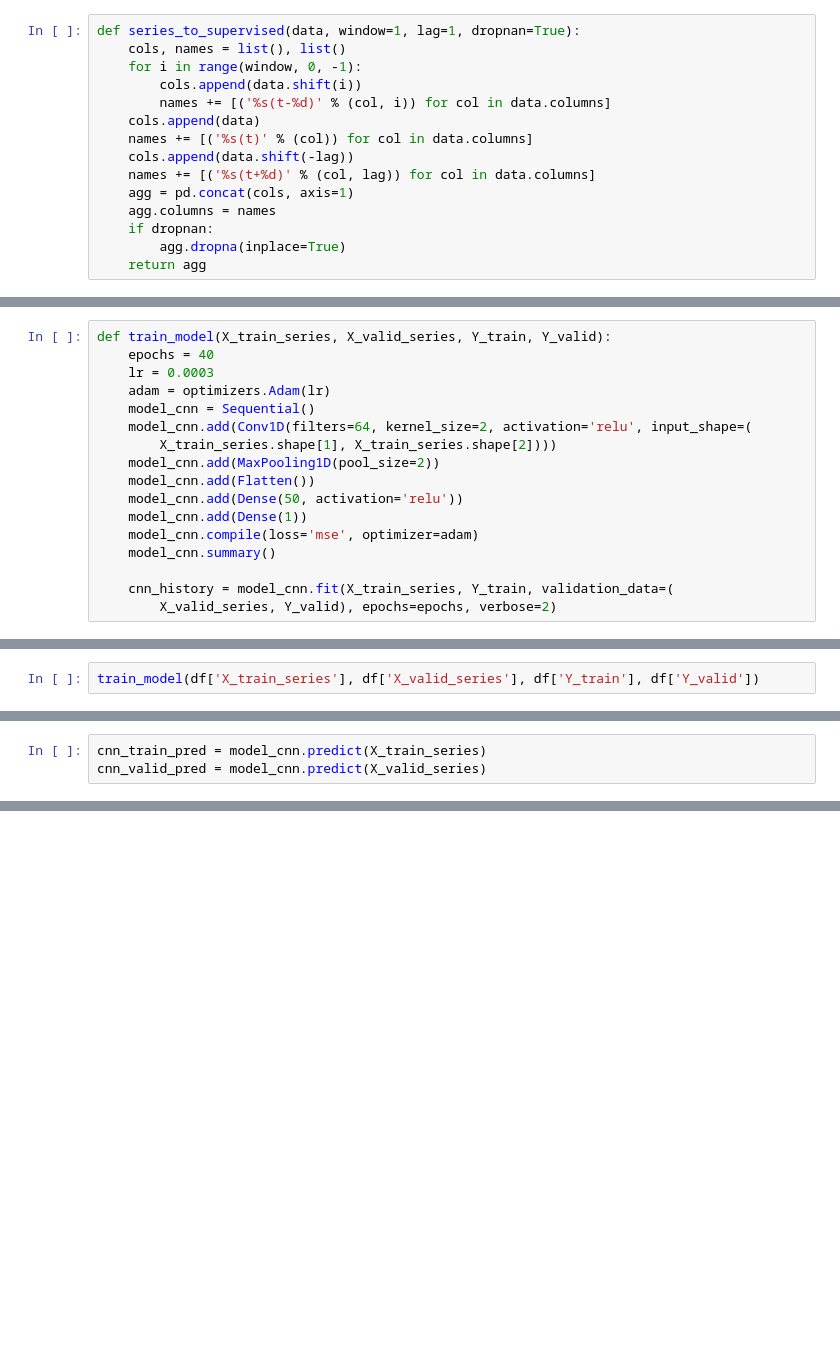
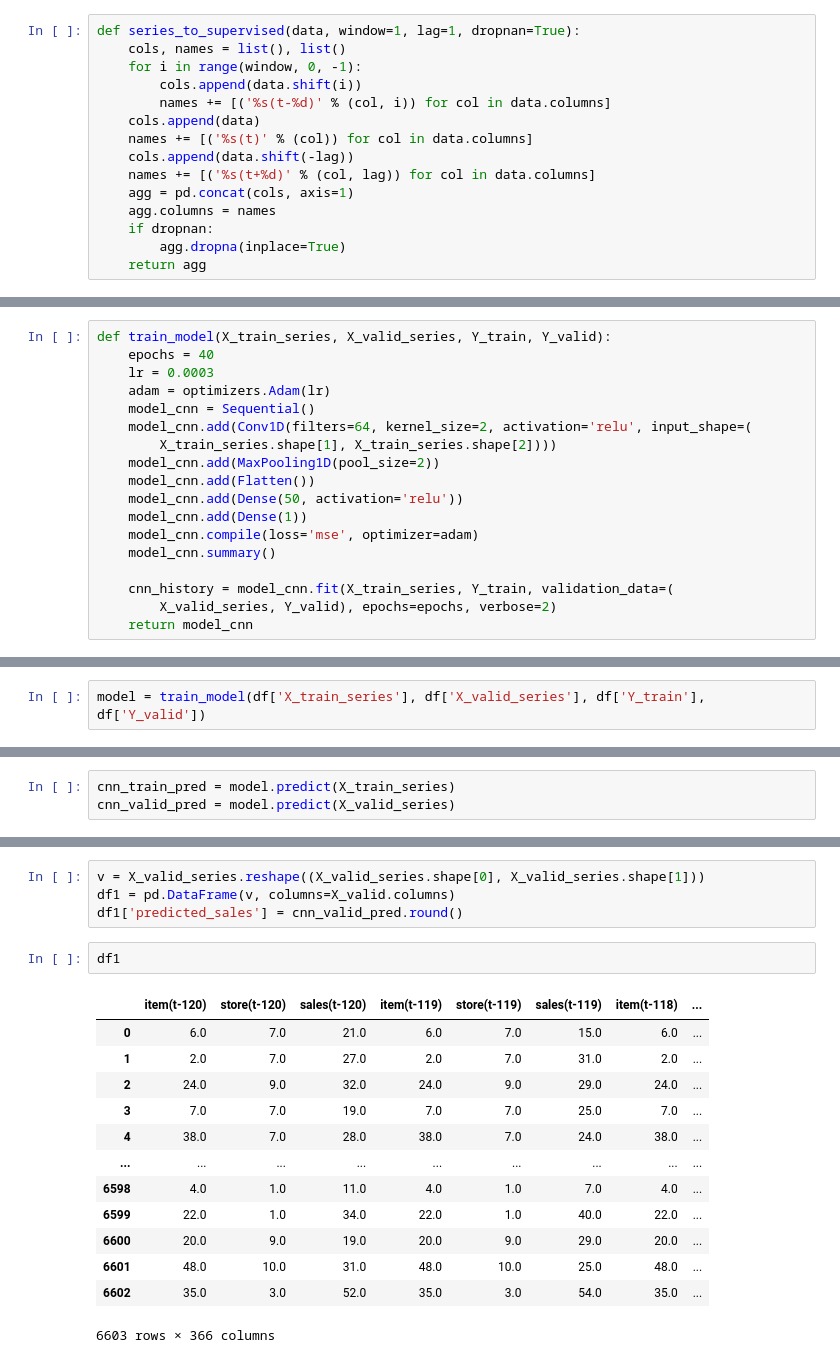
Before and after one commit to ECruz25/cross-entropy-services, a Jupyter notebook: Time Series.ipynb, the cells around one changed output, grey strips where cells are left out. Cells and saved outputs as stored; diff of their text form; blank space fills up the shorter version.

```diff
--- a/Time Series.ipynb
+++ b/Time Series.ipynb
@@ -524,5 +423,6 @@ def train_model(X_train_series, X_valid_series, Y_train, Y_valid):
 
     cnn_history = model_cnn.fit(X_train_series, Y_train, validation_data=(
         X_valid_series, Y_valid), epochs=epochs, verbose=2)
+    return model_cnn
 # %%
 t = pd.io.json.json_normalize(trained_data['data'])
@@ -535,3 +431,3 @@ NameError: name 't' is not defined
 # %%
-train_model(df['X_train_series'], df['X_valid_series'], df['Y_train'], df['Y_valid'])
+model = train_model(df['X_train_series'], df['X_valid_series'], df['Y_train'], df['Y_valid'])
 # %% [output]
@@ -543,3 +490,3 @@ cnn_history
 # %%
-cnn_train_pred = model_cnn.predict(X_train_series)
-cnn_valid_pred = model_cnn.predict(X_valid_series)
+cnn_train_pred = model.predict(X_train_series)
+cnn_valid_pred = model.predict(X_valid_series)
@@ -561,0 +493,20 @@ series
+# %%
+v = X_valid_series.reshape((X_valid_series.shape[0], X_valid_series.shape[1]))
+df1 = pd.DataFrame(v, columns=X_valid.columns)
+df1['predicted_sales'] = cnn_valid_pred.round()
+# %%
+df1
+# %% [output]
+|  | item(t-120) | store(t-120) | sales(t-120) | item(t-119) | store(t-119) | sales(t-119) | item(t-118) | ... |
+| 0 | 6.0 | 7.0 | 21.0 | 6.0 | 7.0 | 15.0 | 6.0 | ... |
+| 1 | 2.0 | 7.0 | 27.0 | 2.0 | 7.0 | 31.0 | 2.0 | ... |
+| 2 | 24.0 | 9.0 | 32.0 | 24.0 | 9.0 | 29.0 | 24.0 | ... |
+| 3 | 7.0 | 7.0 | 19.0 | 7.0 | 7.0 | 25.0 | 7.0 | ... |
+| 4 | 38.0 | 7.0 | 28.0 | 38.0 | 7.0 | 24.0 | 38.0 | ... |
+| ... | ... | ... | ... | ... | ... | ... | ... | ... |
+| 6598 | 4.0 | 1.0 | 11.0 | 4.0 | 1.0 | 7.0 | 4.0 | ... |
+| 6599 | 22.0 | 1.0 | 34.0 | 22.0 | 1.0 | 40.0 | 22.0 | ... |
+| 6600 | 20.0 | 9.0 | 19.0 | 20.0 | 9.0 | 29.0 | 20.0 | ... |
+| 6601 | 48.0 | 10.0 | 31.0 | 48.0 | 10.0 | 25.0 | 48.0 | ... |
+| 6602 | 35.0 | 3.0 | 52.0 | 35.0 | 3.0 | 54.0 | 35.0 | ... |
+6603 rows × 366 columns
```
Also changed, not shown: parts of 41 cells of this notebook, 7 other files.
